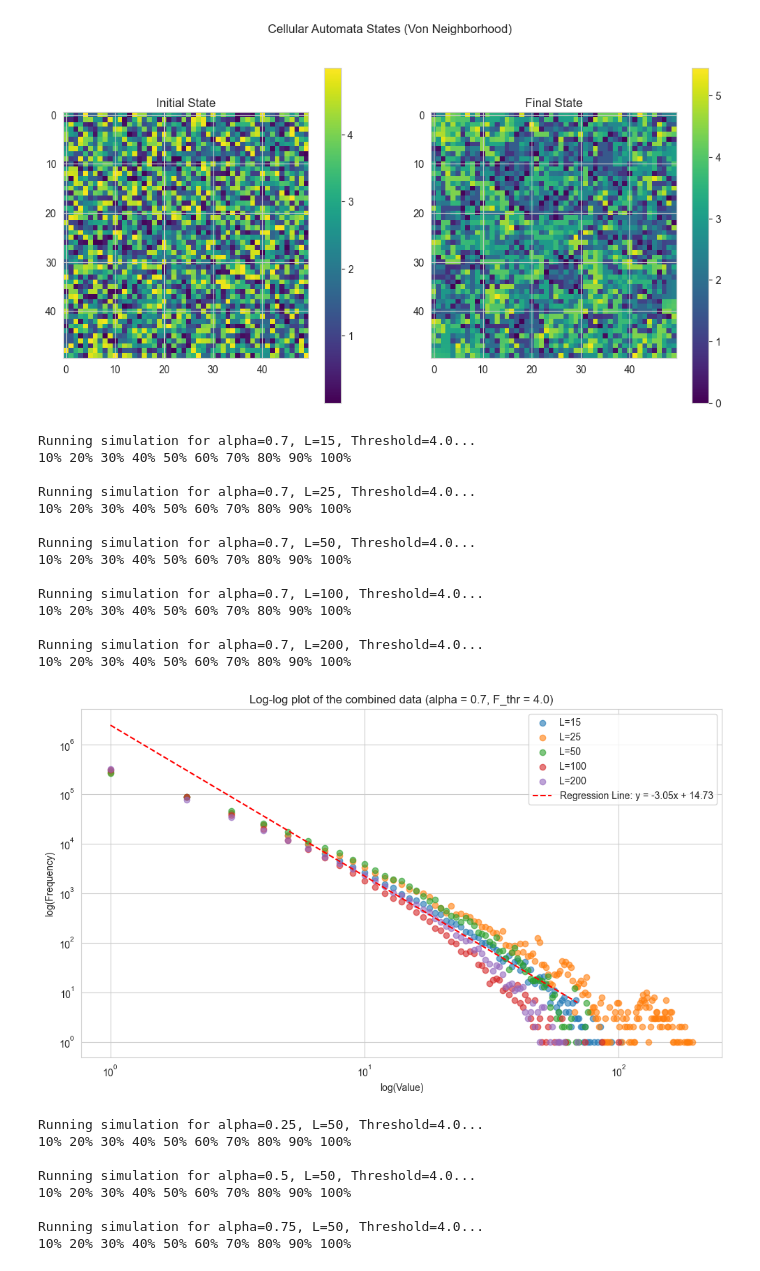
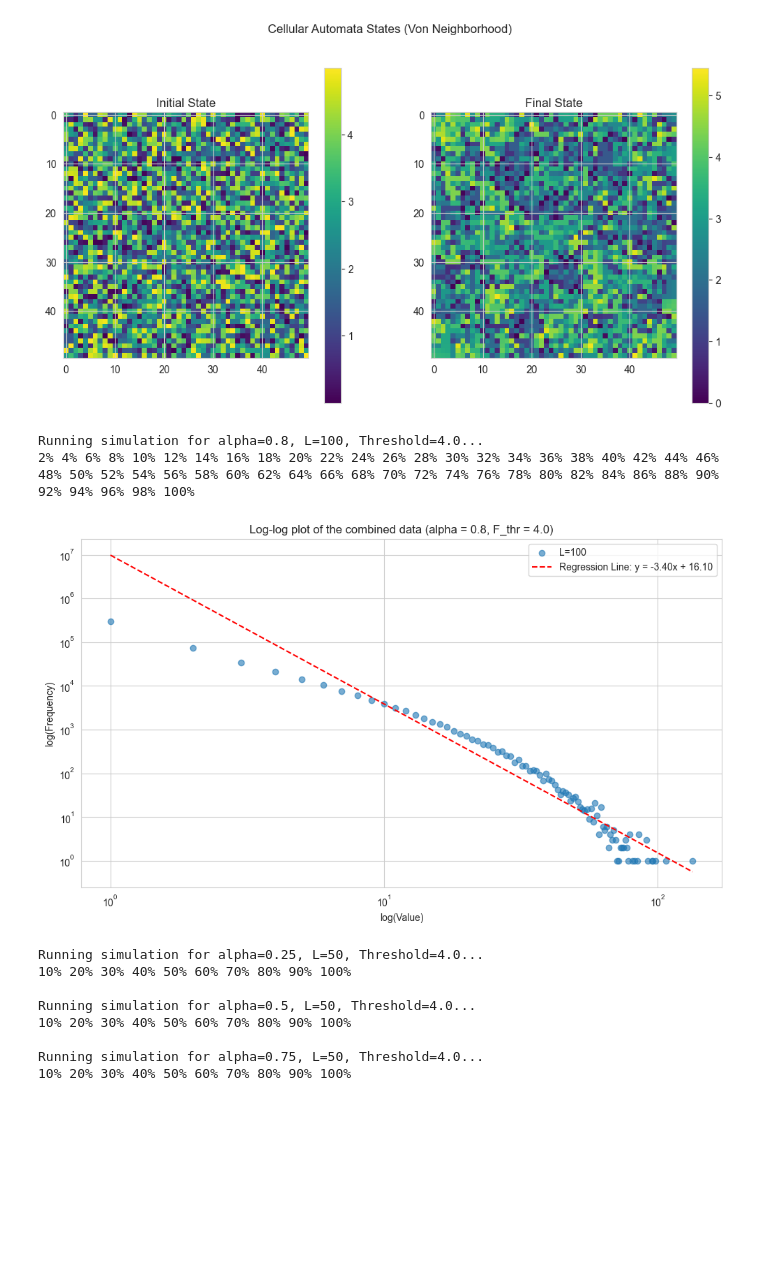
Before and after one commit to vitalismaxim/group_17, a Jupyter notebook: OFC_varying_para.ipynb, the cells around one changed output. Drawn from its saved outputs; the diff is of its cells as text; code cells hidden in the pictures; blank space fills up the shorter version.

```diff
--- a/OFC_varying_para.ipynb
+++ b/OFC_varying_para.ipynb
@@ -203,8 +203,8 @@ visualize_states(initial_state, final_state, title='Cellular Automata States (Vo
 [figure]
 # %%
 # Parameters
-alphas = [0.7]  # Varying values for alpha
-L_values = [15, 25, 50, 100, 200]     # Varying values for L
+alphas = [0.8]  # Varying values for alpha
+L_values = [100]     # Varying values for L
 thresholds = [4.0] # Varying values for threshold
 additions = [10000, 20000, 30000] # Varying values for number of additions
 simulations = [1, 10, 20] # Varying values for number of simulations
@@ -216,10 +216,10 @@ mean_res = 0  # Mean residual force
 std_res = 0 # std dev of residual force
 min_res = 0  # Minimum residual force
 
-n_additions = 50000  # Number of additions of force to the system
+n_additions = 10000  # Number of additions of force to the system
 
 # Number of simulations
-n_simulations = 10
+n_simulations = 50
 
 # Create a 3x3 plot grid
 fig, axes = plt.subplots(figsize=(10, 6))
@@ -237,7 +237,7 @@ for i, alpha in enumerate(alphas):
             for z in range(n_simulations):
                 print(round((z+1)/n_simulations*100),"%", sep='', end=' ', flush=True)
                 #_, _, active_sites_moore = simulate_ca(L, alpha, F_thr, n_additions, 'moore')
-                _, _, active_sites_moore,_ = simulate_ca(L, alpha, mean_thr, std_thr, min_thr, mean_res, std_res, min_res, n_additions, neighborhood='moore')
+                _, _, active_sites_moore,_ = simulate_ca(L, alpha, mean_thr, std_thr, min_thr, mean_res, std_res, min_res, n_additions, neighborhood='von')
                 active_sites_moore_array = np.append(active_sites_moore_array, active_sites_moore)
 
             # Compute the average of the results
@@ -259,48 +259,36 @@ for i, alpha in enumerate(alphas):
 
             plt.scatter(values, frequencies, label=f'L={L}', alpha=0.6)
             print("\n")
 
 # Use ODR to do Linear Regression
 linear_model = odr.Model(linear_func)
 data = odr.Data(np.log(full_values), np.log(full_frequencies))
 odr_obj = odr.ODR(data, linear_model, beta0=[0., 1.])
 output = odr_obj.run()
 
 slope, intercept = output.beta
 r_squared = output.res_var
 p_value = output.cov_beta[0, 0]
 std_err = output.sd_beta
 
 x = np.linspace(min(np.log(values)), max(np.log(values)), 100)
 y = slope * x + intercept
 plt.plot(e ** x, e ** y, color='red', linestyle='--', label=f'Regression Line: y = {slope:.2f}x + {intercept:.2f}')
 
 # Set plot labels and title
 plt.xlabel('log(Value)')
 plt.ylabel('log(Frequency)')
 plt.xscale('log')
 plt.yscale('log')
 plt.title(f'Log-log plot of the combined data (alpha = {alpha}, F_thr = {mean_thr})')
 plt.legend()
 plt.grid(True)
 plt.tight_layout()
 plt.show()
 # %% [output]
-Running simulation for alpha=0.7, L=15, Threshold=4.0...
-10% 20% 30% 40% 50% 60% 70% 80% 90% 100%
-
-Running simulation for alpha=0.7, L=25, Threshold=4.0...
-10% 20% 30% 40% 50% 60% 70% 80% 90% 100%
-
-Running simulation for alpha=0.7, L=50, Threshold=4.0...
-10% 20% 30% 40% 50% 60% 70% 80% 90% 100%
-
-Running simulation for alpha=0.7, L=100, Threshold=4.0...
-10% 20% 30% 40% 50% 60% 70% 80% 90% 100%
-
-Running simulation for alpha=0.7, L=200, Threshold=4.0...
-10% 20% 30% 40% 50% 60% 70% 80% 90% 100%
+Running simulation for alpha=0.8, L=100, Threshold=4.0...
+2% 4% 6% 8% 10% 12% 14% 16% 18% 20% 22% 24% 26% 28% 30% 32% 34% 36% 38% 40% 42% 44% 46% 48% 50% 52% 54% 56% 58% 60% 62% 64% 66% 68% 70% 72% 74% 76% 78% 80% 82% 84% 86% 88% 90% 92% 94% 96% 98% 100%
-[figure, old version]
+[figure, new version]
 # %%
 # Parameters
 alphas = [0.25, 0.5, 0.75]  # Varying values for alpha
```
